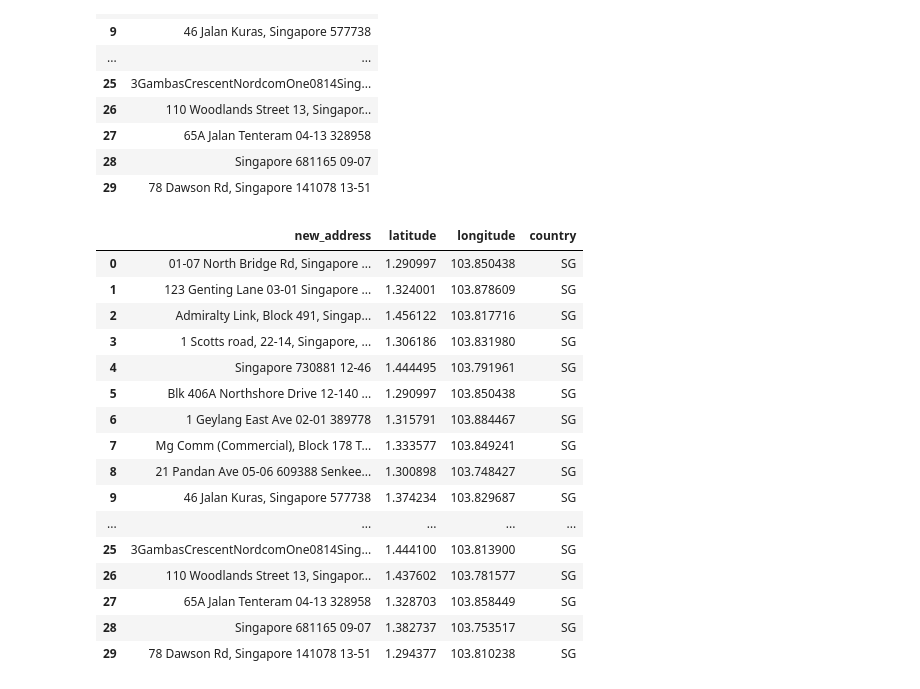
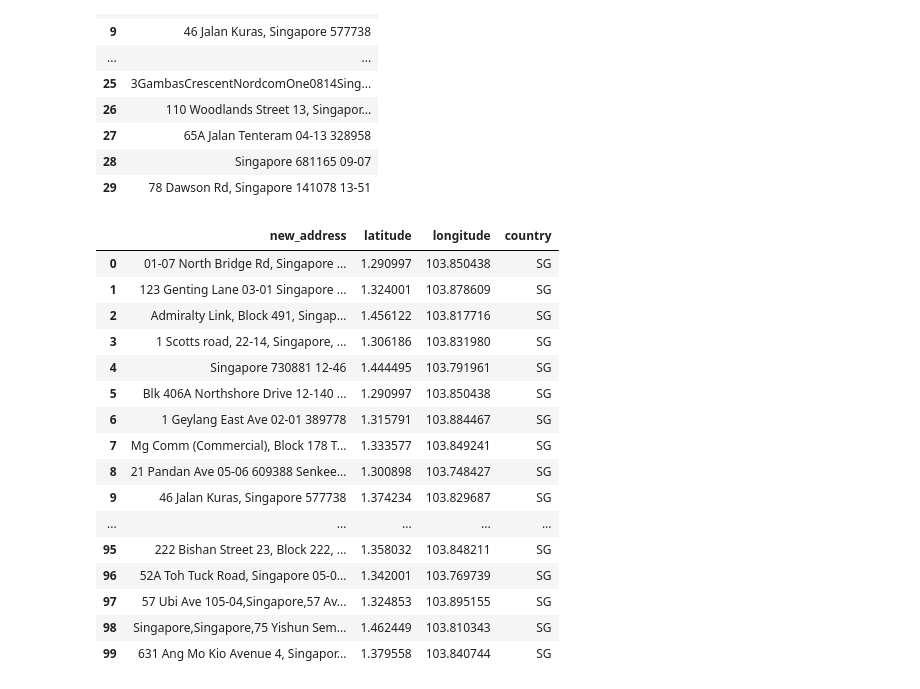
Before and after one commit to mcbebu/Sleep-Code-Repeat, a Jupyter notebook: Cleaning of Data.ipynb, the cells around one changed output. Cells and saved outputs as stored; diff of their text form; code cells hidden in the pictures.

```diff
--- a/Cleaning of Data.ipynb
+++ b/Cleaning of Data.ipynb
@@ -165,22 +165,22 @@ df2['latitude'] = df1['latitude']
 df2['longitude'] = df1['longitude']
 df2['country'] = df1['country']
 # %%
-df2.head(30)
+df2.head(100)
 # %% [output]
 |  | new_address | latitude | longitude | country |
 | 0 | 01-07 North Bridge Rd, Singapore ... | 1.290997 | 103.850438 | SG |
 | 1 | 123 Genting Lane 03-01 Singapore ... | 1.324001 | 103.878609 | SG |
 | 2 | Admiralty Link, Block 491, Singap... | 1.456122 | 103.817716 | SG |
 | 3 | 1 Scotts road, 22-14, Singapore, ... | 1.306186 | 103.831980 | SG |
 | 4 | Singapore 730881 12-46 | 1.444495 | 103.791961 | SG |
 | 5 | Blk 406A Northshore Drive 12-140 ... | 1.290997 | 103.850438 | SG |
 | 6 | 1 Geylang East Ave 02-01 389778 | 1.315791 | 103.884467 | SG |
 | 7 | Mg Comm (Commercial), Block 178 T... | 1.333577 | 103.849241 | SG |
 | 8 | 21 Pandan Ave 05-06 609388 Senkee... | 1.300898 | 103.748427 | SG |
 | 9 | 46 Jalan Kuras, Singapore 577738 | 1.374234 | 103.829687 | SG |
 | ... | ... | ... | ... | ... |
-| 25 | 3GambasCrescentNordcomOne0814Sing... | 1.444100 | 103.813900 | SG |
-| 26 | 110 Woodlands Street 13, Singapor... | 1.437602 | 103.781577 | SG |
-| 27 | 65A Jalan Tenteram 04-13 328958 | 1.328703 | 103.858449 | SG |
-| 28 | Singapore 681165 09-07 | 1.382737 | 103.753517 | SG |
-| 29 | 78 Dawson Rd, Singapore 141078 13-51 | 1.294377 | 103.810238 | SG |
+| 95 | 222 Bishan Street 23, Block 222, ... | 1.358032 | 103.848211 | SG |
+| 96 | 52A Toh Tuck Road, Singapore 05-0... | 1.342001 | 103.769739 | SG |
+| 97 | 57 Ubi Ave 105-04,Singapore,57 Av... | 1.324853 | 103.895155 | SG |
+| 98 | Singapore,Singapore,75 Yishun Sem... | 1.462449 | 103.810343 | SG |
+| 99 | 631 Ang Mo Kio Avenue 4, Singapor... | 1.379558 | 103.840744 | SG |
```
Also changed, not shown: parts of 1 cell of this notebook.
